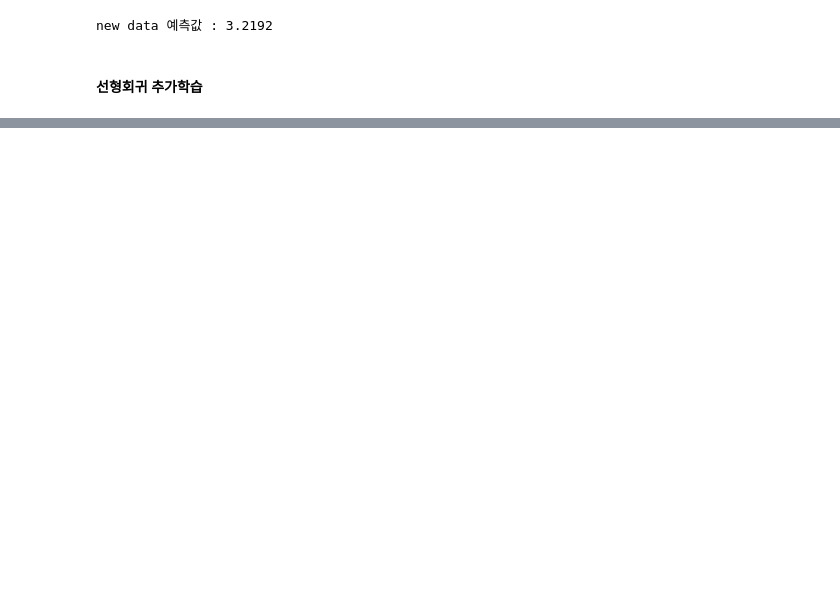
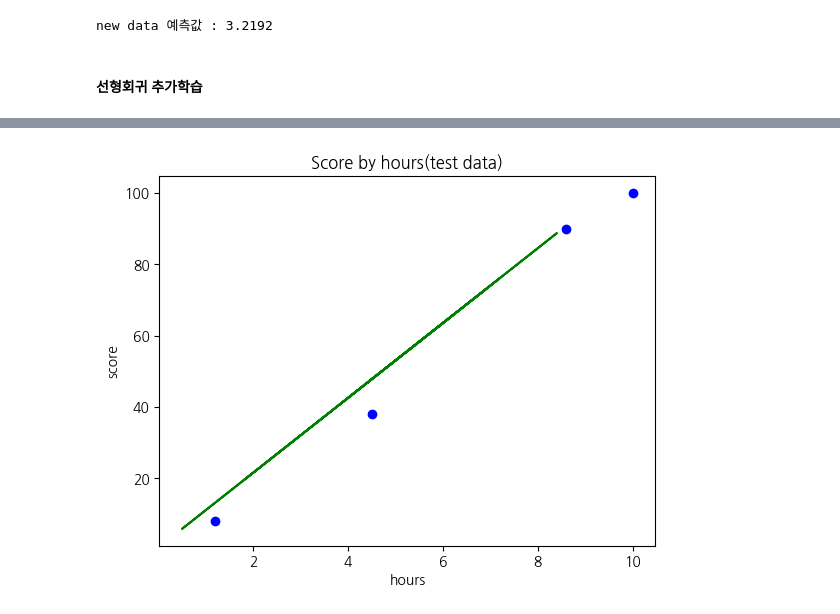
Before and after one commit to PlaidMoon99/AI_project, a Jupyter notebook: LinerRegression.ipynb, the cells around one changed output, grey strips where cells are left out. Drawn from its saved outputs; the diff is of its cells as text; code cells hidden in the pictures; blank space fills up the shorter version.

```diff
--- a/LinerRegression.ipynb
+++ b/LinerRegression.ipynb
@@ -321,0 +471,9 @@ new data 예측값 : 3.2192
+# %%
+plt.scatter(X_test,y_test, color='blue')
+plt.plot(X_train, reg.predict(X_train), color='green')
+plt.title('Score by hours(test data)')
+plt.xlabel('hours')
+plt.ylabel('score')
+plt.show()
+# %% [output]
+[figure, added]
```
Also changed, not shown: parts of 68 cells of this notebook, 1 other file.
